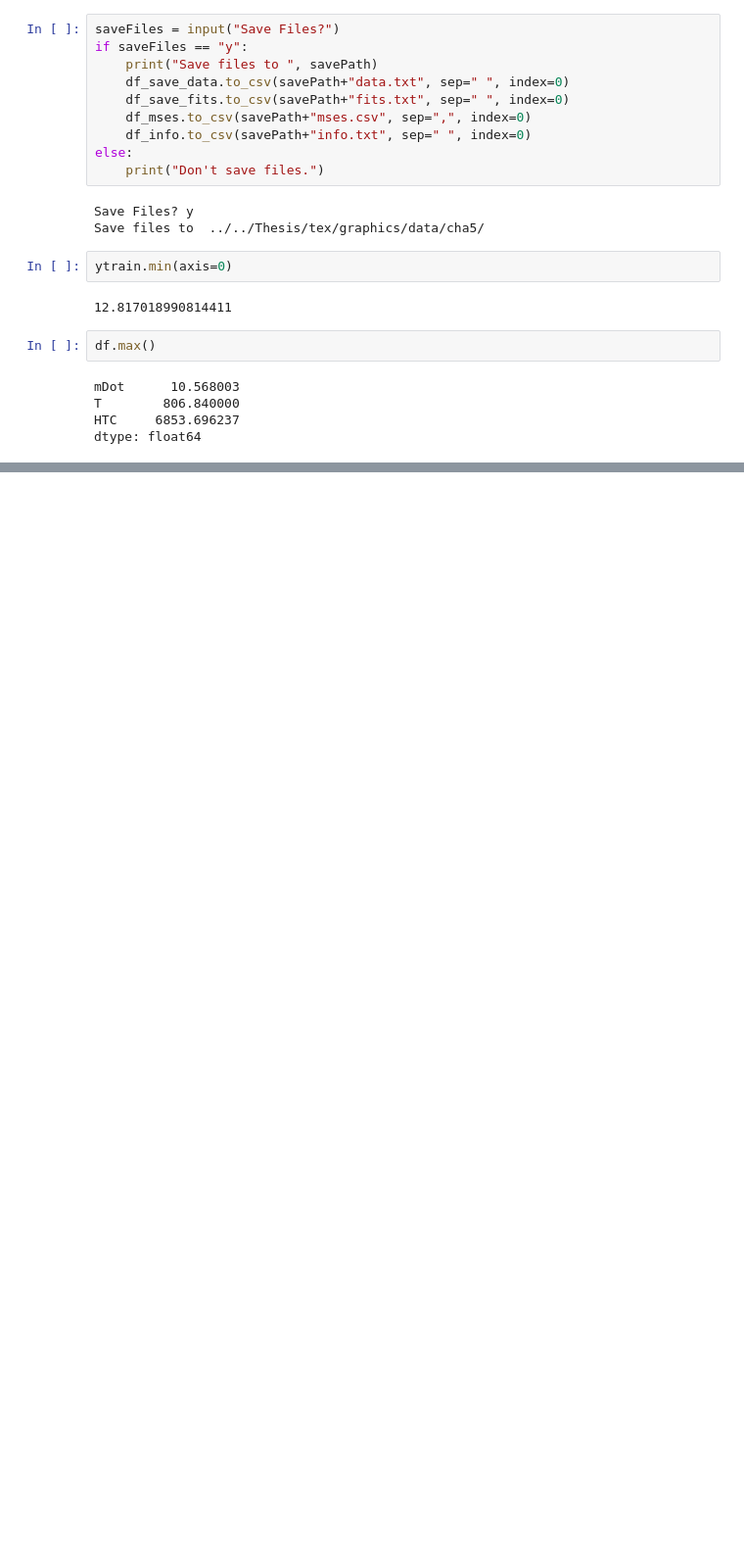
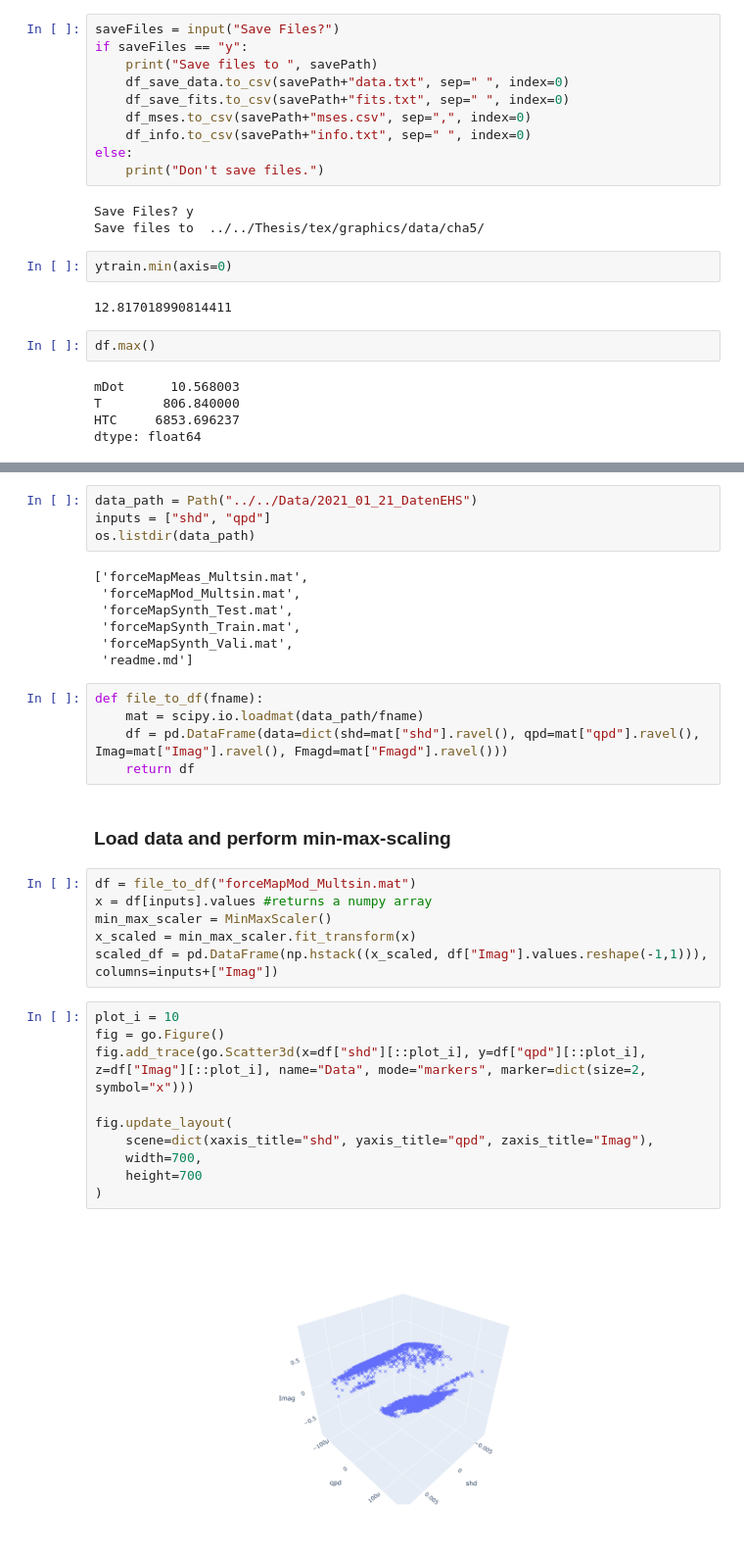
Before and after one commit to j-cap/Master-Thesis, a Jupyter notebook: Code/SplinesInPython/code-rewriting.ipynb, the cells around one changed output, grey strips where cells are left out. Shown at 98% size. Drawn from its saved outputs; the diff is of its cells as text; blank space fills up the shorter version.

```diff
--- a/Code/SplinesInPython/code-rewriting.ipynb
+++ b/Code/SplinesInPython/code-rewriting.ipynb
@@ -600,0 +618,36 @@ dtype: float64
+# %%
+data_path = Path("../../Data/2021_01_21_DatenEHS")
+inputs = ["shd", "qpd"]
+os.listdir(data_path)
+# %% [output]
+['forceMapMeas_Multsin.mat',
+ 'forceMapMod_Multsin.mat',
+ 'forceMapSynth_Test.mat',
+ 'forceMapSynth_Train.mat',
+ 'forceMapSynth_Vali.mat',
+ 'readme.md']
+# %%
+def file_to_df(fname):
+    mat = scipy.io.loadmat(data_path/fname)
+    df = pd.DataFrame(data=dict(shd=mat["shd"].ravel(), qpd=mat["qpd"].ravel(), Imag=mat["Imag"].ravel(), Fmagd=mat["Fmagd"].ravel()))
+    return df
+# %% [markdown]
+### Load data and perform min-max-scaling
+# %%
+df = file_to_df("forceMapMod_Multsin.mat")
+x = df[inputs].values #returns a numpy array
+min_max_scaler = MinMaxScaler()
+x_scaled = min_max_scaler.fit_transform(x)
+scaled_df = pd.DataFrame(np.hstack((x_scaled, df["Imag"].values.reshape(-1,1))), columns=inputs+["Imag"])
+# %%
+plot_i = 10
+fig = go.Figure()
+fig.add_trace(go.Scatter3d(x=df["shd"][::plot_i], y=df["qpd"][::plot_i], z=df["Imag"][::plot_i], name="Data", mode="markers", marker=dict(size=2, symbol="x")))
+
+fig.update_layout(
+    scene=dict(xaxis_title="shd", yaxis_title="qpd", zaxis_title="Imag"),
+    width=700,
+    height=700
+)
+# %% [output]
+[figure, added]
```
Also changed, not shown: parts of 18 cells of this notebook, 6 other files.
